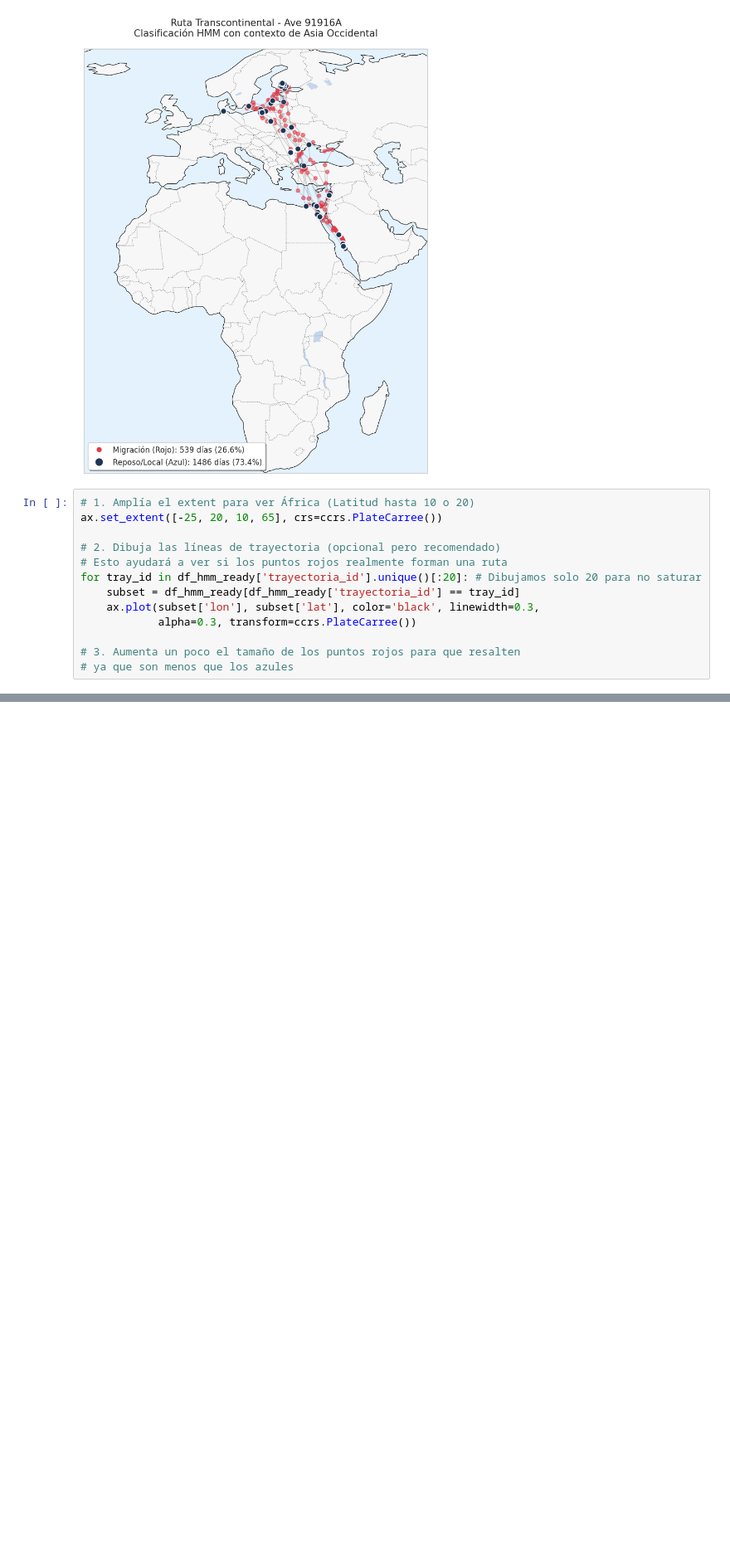
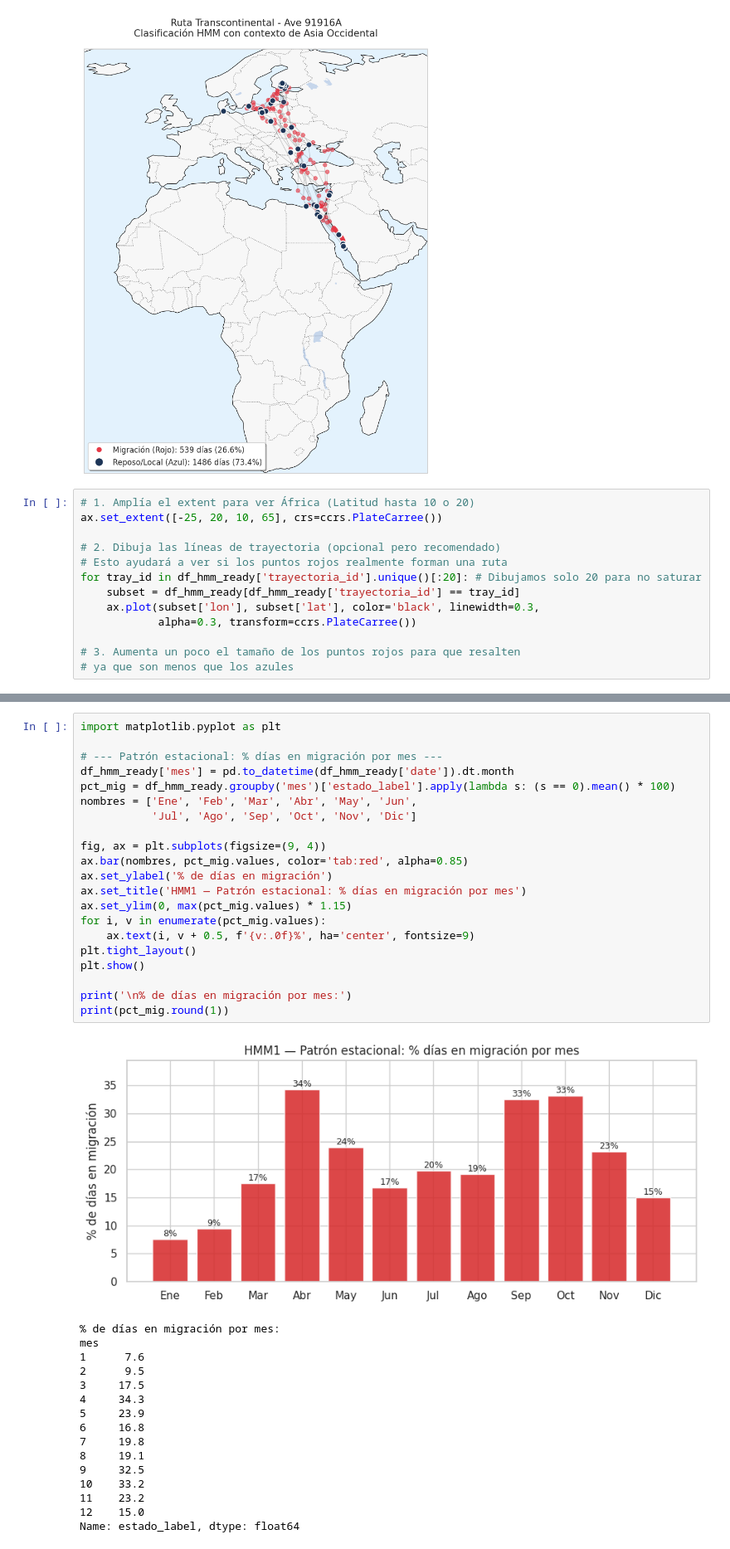
Before and after one commit to JuanLlorens10/TFG-bird-migration, a Jupyter notebook: notebooks/HMM.ipynb, the cells around one changed output, grey strips where cells are left out. Shown at 83% size. Drawn from its saved outputs; the diff is of its cells as text; blank space fills up the shorter version.

```diff
--- a/notebooks/HMM.ipynb
+++ b/notebooks/HMM.ipynb
@@ -346,0 +439,38 @@ for tray_id in df_hmm_ready['trayectoria_id'].unique()[:20]: # Dibujamos solo 20
+# %%
+import matplotlib.pyplot as plt
+
+# --- Patrón estacional: % días en migración por mes ---
+df_hmm_ready['mes'] = pd.to_datetime(df_hmm_ready['date']).dt.month
+pct_mig = df_hmm_ready.groupby('mes')['estado_label'].apply(lambda s: (s == 0).mean() * 100)
+nombres = ['Ene', 'Feb', 'Mar', 'Abr', 'May', 'Jun',
+           'Jul', 'Ago', 'Sep', 'Oct', 'Nov', 'Dic']
+
+fig, ax = plt.subplots(figsize=(9, 4))
+ax.bar(nombres, pct_mig.values, color='tab:red', alpha=0.85)
+ax.set_ylabel('% de días en migración')
+ax.set_title('HMM1 — Patrón estacional: % días en migración por mes')
+ax.set_ylim(0, max(pct_mig.values) * 1.15)
+for i, v in enumerate(pct_mig.values):
+    ax.text(i, v + 0.5, f'{v:.0f}%', ha='center', fontsize=9)
+plt.tight_layout()
+plt.show()
+
+print('\n% de días en migración por mes:')
+print(pct_mig.round(1))
+# %% [output]
+[figure, added]
+% de días en migración por mes:
+mes
+1      7.6
+2      9.5
+3     17.5
+4     34.3
+5     23.9
+6     16.8
+7     19.8
+8     19.1
+9     32.5
+10    33.2
+11    23.2
+12    15.0
+Name: estado_label, dtype: float64
```
Also changed, not shown: parts of 8 cells of this notebook.
